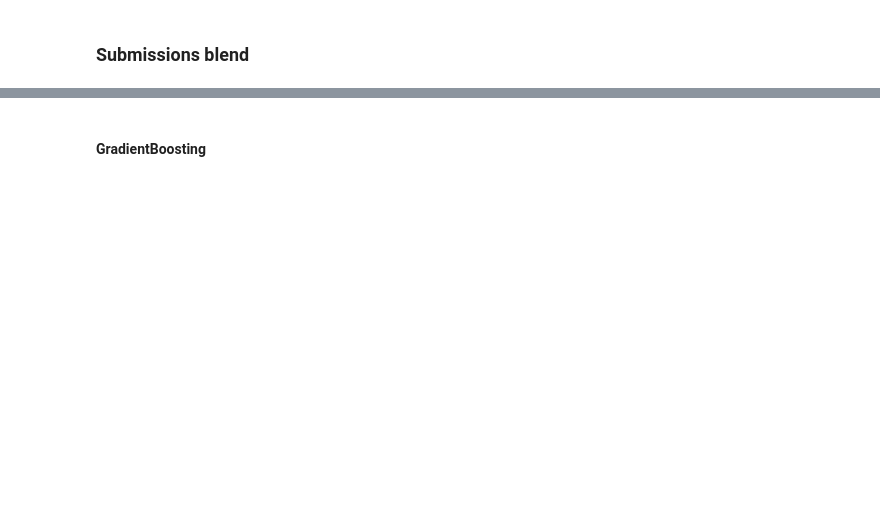
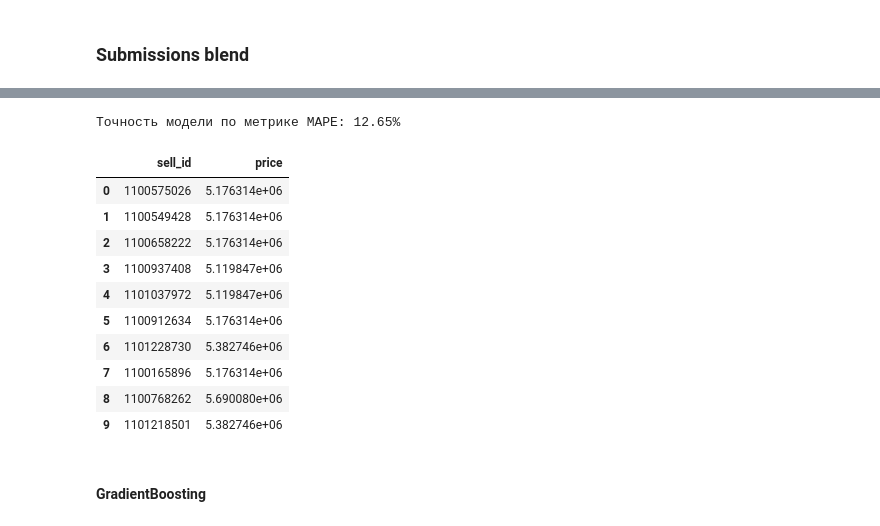
Before and after one commit to mezentsevaEA1/skillfactory_rds, a Jupyter notebook: module_5/sf-dst-car-price-prediction_MKdst35.ipynb, the cells around one changed output, grey strips where cells are left out. Saved outputs shown, nothing was run; the diff lists cells and outputs as text; code cells hidden in the pictures; blank space fills up the shorter version.

```diff
--- a/module_5/sf-dst-car-price-prediction_MKdst35.ipynb
+++ b/module_5/sf-dst-car-price-prediction_MKdst35.ipynb
@@ -1406,0 +1457,6 @@ sample_submission.head(10)
+# %%
+X = train_preproc_enc.drop(['price'], axis=1,)
+y = train_preproc_enc.price.values
+# %%
+X_train, X_test, y_train, y_test = train_test_split(
+    X, y, test_size=VAL_SIZE, shuffle=True, random_state=RANDOM_SEED)
@@ -1406,0 +1481,14 @@ sample_submission.head(10)
+# %%
+modellog = CatBoostRegressor(iterations=ITERATIONS,
+                          learning_rate=LR,
+                          random_seed=RANDOM_SEED,
+                          eval_metric='MAPE',
+                          custom_metric=['R2', 'MAE'],
+                          )
+modellog.fit(X_train, np.log(y_train),
+          #cat_features=cat_features_ids,
+          eval_set=(X_test, np.log(y_test)),
+          verbose_eval=100,
+          use_best_model=True,
+          plot=True
+          )
@@ -1407,3 +1517,25 @@ sample_submission.head(10)
+# %%
+predict_test = np.exp(modellog.predict(X_test))
+predict_submission = np.exp(modellog.predict(X_sub_enc))
+print(f"Точность модели по метрике MAPE: {(mape(y_test, predict_test))*100:0.2f}%")
+# %% [output]
+Точность модели по метрике MAPE: 12.65%
+# %%
+sample_submission['price'] = predict_submission
+sample_submission.to_csv(f'submission_v{VERSION}_log_enc.csv', index=False)
+sample_submission.head(10)
+# %% [output]
+|  | sell_id | price |
+| 0 | 1100575026 | 5.176314e+06 |
+| 1 | 1100549428 | 5.176314e+06 |
+| 2 | 1100658222 | 5.176314e+06 |
+| 3 | 1100937408 | 5.119847e+06 |
+| 4 | 1101037972 | 5.119847e+06 |
+| 5 | 1100912634 | 5.176314e+06 |
+| 6 | 1101228730 | 5.382746e+06 |
+| 7 | 1100165896 | 5.176314e+06 |
+| 8 | 1100768262 | 5.690080e+06 |
+| 9 | 1101218501 | 5.382746e+06 |
 # %% [markdown]
 #### GradientBoosting
 # %%
```
Also changed, not shown: parts of 25 cells of this notebook.
